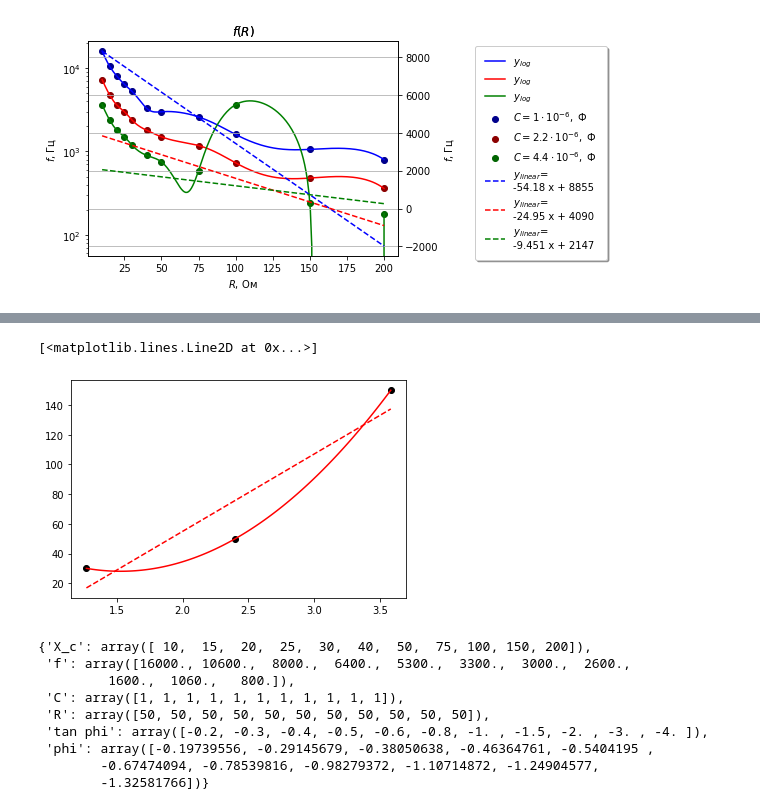
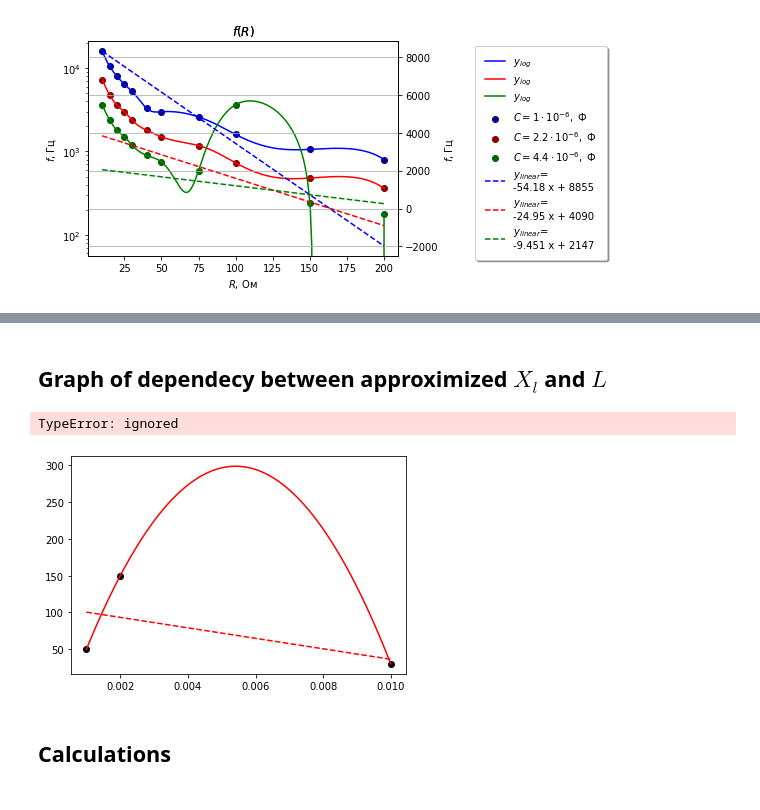
Before and after one commit to nastyabekesheva/labs, a Jupyter notebook: Math/Physics/physics_labs_v1.ipynb, the cells around one changed output, grey strips where cells are left out. Saved outputs shown, nothing was run; the diff lists cells and outputs as text; code cells hidden in the pictures.

```diff
--- a/Math/Physics/physics_labs_v1.ipynb
+++ b/Math/Physics/physics_labs_v1.ipynb
@@ -920,17 +1227,20 @@ pd.DataFrame.from_dict(all_data)
+# %% [markdown]
+## Graph of dependecy between approximized $X_l$ and $L$
 # %%
-x=all_data['C_exp']
-y=np.array([30, 50, 150])
+x=np.array([0.001, 0.002, 0.01])
+y=np.array([50, 150, 30])
 
 linear_model=np.polyfit(x,y,1)
 linear_model_fn=np.poly1d(linear_model)
 
 xnew = np.linspace(x.min(), x.max(), 100)
 spl = make_interp_spline(x, y, k=2)
 y_smooth = spl(xnew)
 
 plt.scatter(x,y, color="black")
 plt.plot(xnew,y_smooth, color="red")
 plt.plot(x,linear_model_fn(x), color="red", linestyle="dashed")
+plt.title()
 # %% [output]
-[<matplotlib.lines.Line2D at 0x...>]
+TypeError: ignored
-[figure, old version]
+[figure, new version]
@@ -944,0 +1247,2 @@ new_data1 = {
+# %% [markdown]
+## Calculations
@@ -948,15 +1274,3 @@ def calculate_phi(data):
   data.update({'phi': np.arctan(data['tan phi'])})
 
   return data
-# %%
-calculate_phi(new_data1)
-# %% [output]
-{'X_c': array([ 10,  15,  20,  25,  30,  40,  50,  75, 100, 150, 200]),
- 'f': array([16000., 10600.,  8000.,  6400.,  5300.,  3300.,  3000.,  2600.,
-         1600.,  1060.,   800.]),
- 'C': array([1, 1, 1, 1, 1, 1, 1, 1, 1, 1, 1]),
- 'R': array([50, 50, 50, 50, 50, 50, 50, 50, 50, 50, 50]),
- 'tan phi': array([-0.2, -0.3, -0.4, -0.5, -0.6, -0.8, -1. , -1.5, -2. , -3. , -4. ]),
- 'phi': array([-0.19739556, -0.29145679, -0.38050638, -0.46364761, -0.5404195 ,
-        -0.67474094, -0.78539816, -0.98279372, -1.10714872, -1.24904577,
-        -1.32581766])}
```
Also changed, not shown: parts of 47 cells of this notebook.
